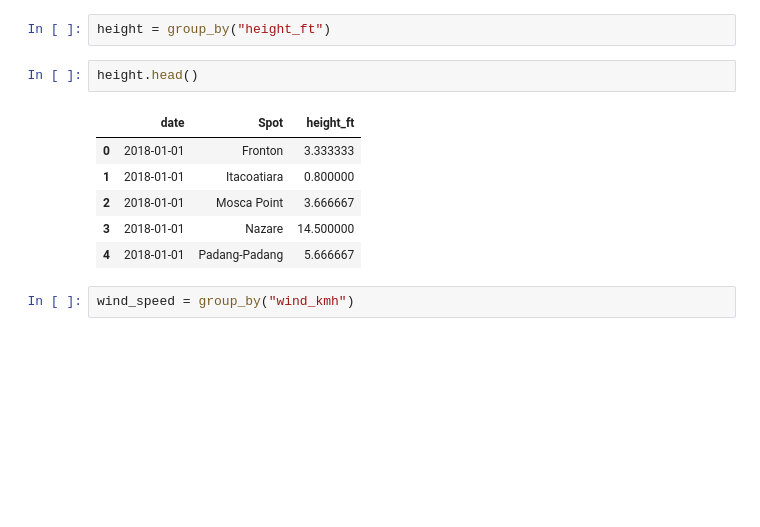
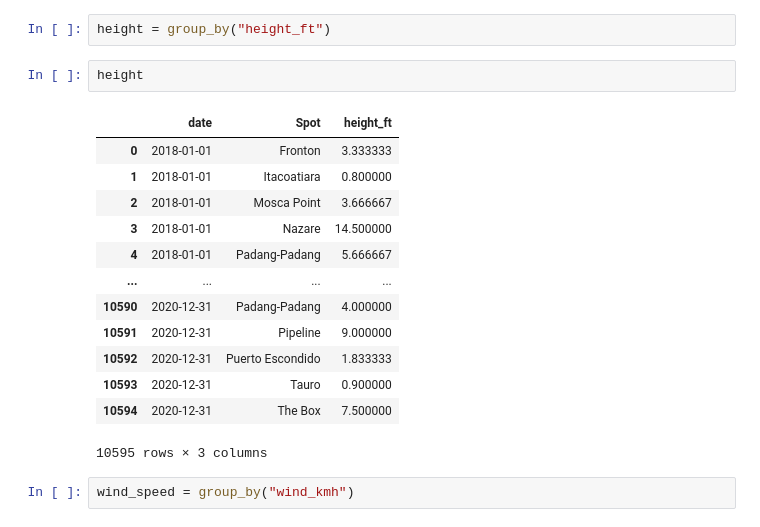
Before and after one commit to lukesmith194/SurfScanner, a Jupyter notebook: Time series.ipynb, the cells around one changed output. Cells and saved outputs as stored; diff of their text form; blank space fills up the shorter version.

```diff
--- a/Time series.ipynb
+++ b/Time series.ipynb
@@ -45,14 +59,21 @@ def group_by (col):
 # %%
 height = group_by("height_ft")
 # %%
-height.head()
+height
 # %% [output]
 |  | date | Spot | height_ft |
 | 0 | 2018-01-01 | Fronton | 3.333333 |
 | 1 | 2018-01-01 | Itacoatiara | 0.800000 |
 | 2 | 2018-01-01 | Mosca Point | 3.666667 |
 | 3 | 2018-01-01 | Nazare | 14.500000 |
 | 4 | 2018-01-01 | Padang-Padang | 5.666667 |
+| ... | ... | ... | ... |
+| 10590 | 2020-12-31 | Padang-Padang | 4.000000 |
+| 10591 | 2020-12-31 | Pipeline | 9.000000 |
+| 10592 | 2020-12-31 | Puerto Escondido | 1.833333 |
+| 10593 | 2020-12-31 | Tauro | 0.900000 |
+| 10594 | 2020-12-31 | The Box | 7.500000 |
+10595 rows × 3 columns
 # %%
 wind_speed = group_by("wind_kmh")
 # %%
```
Also changed, not shown: parts of 15 cells of this notebook, 1 other file.
